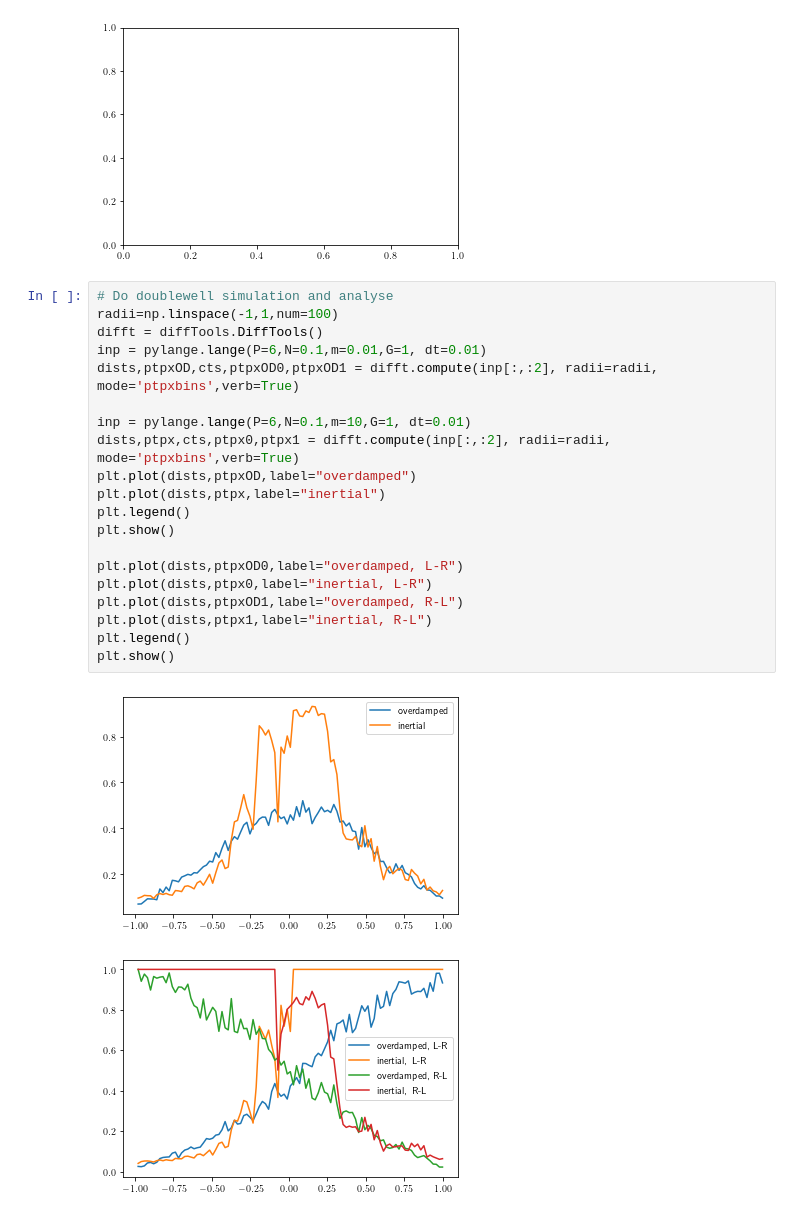
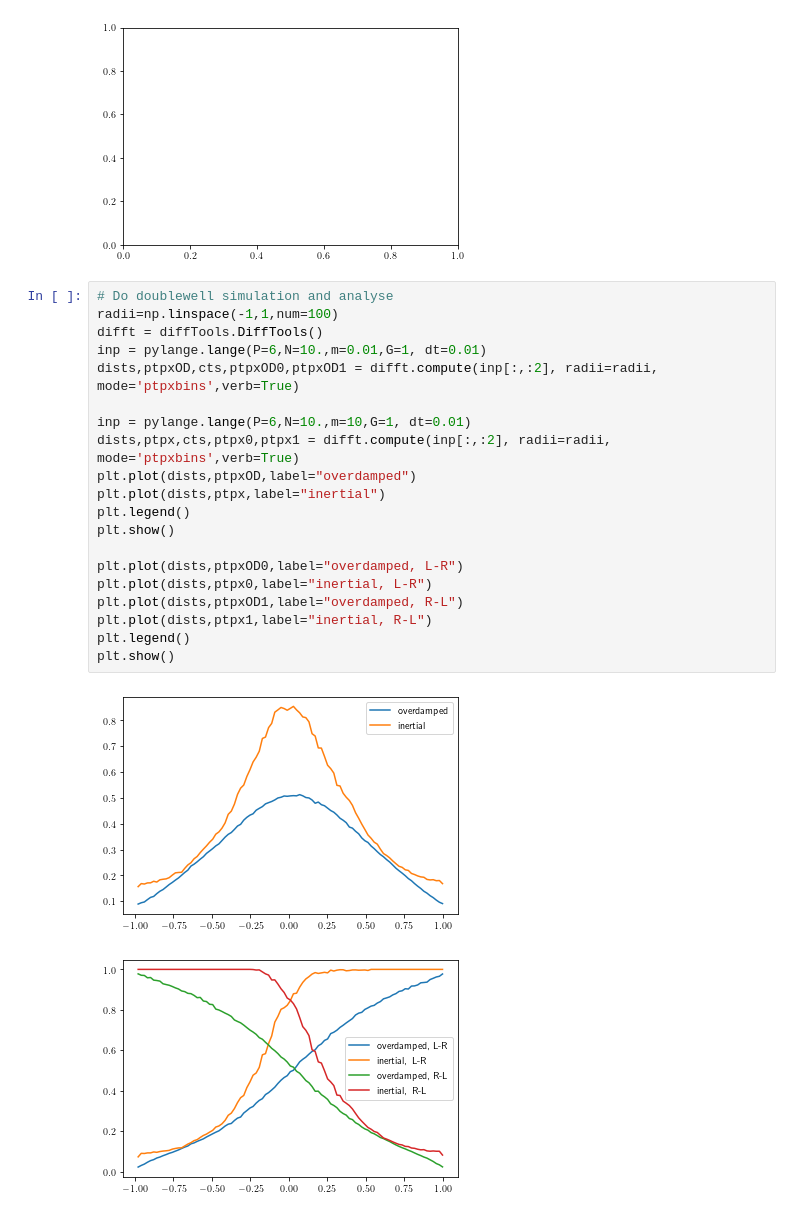
Before and after one commit to fbruenig/dmrt, a Jupyter notebook: tutorials/pydmrt_tutorial_ptpr.ipynb, the cells around one changed output. Cells and saved outputs as stored; diff of their text form.

```diff
--- a/tutorials/pydmrt_tutorial_ptpr.ipynb
+++ b/tutorials/pydmrt_tutorial_ptpr.ipynb
@@ -12,23 +12,23 @@ import pylange
 # %%
 # Do doublewell simulation and analyse
 radii=np.linspace(-1,1,num=100)
 difft = diffTools.DiffTools()
-inp = pylange.lange(P=6,N=0.1,m=0.01,G=1, dt=0.01)
+inp = pylange.lange(P=6,N=10.,m=0.01,G=1, dt=0.01)
 dists,ptpxOD,cts,ptpxOD0,ptpxOD1 = difft.compute(inp[:,:2], radii=radii, mode='ptpxbins',verb=True)
 
-inp = pylange.lange(P=6,N=0.1,m=10,G=1, dt=0.01)
+inp = pylange.lange(P=6,N=10.,m=10,G=1, dt=0.01)
 dists,ptpx,cts,ptpx0,ptpx1 = difft.compute(inp[:,:2], radii=radii, mode='ptpxbins',verb=True)
 plt.plot(dists,ptpxOD,label="overdamped")
 plt.plot(dists,ptpx,label="inertial")
 plt.legend()
 plt.show()
 
 plt.plot(dists,ptpxOD0,label="overdamped, L-R")
 plt.plot(dists,ptpx0,label="inertial, L-R")
 plt.plot(dists,ptpxOD1,label="overdamped, R-L")
 plt.plot(dists,ptpx1,label="inertial, R-L")
 plt.legend()
 plt.show()
 # %% [output]
-[figure, old version]
+[figure, new version]
-[figure, old version]
+[figure, new version]
```
